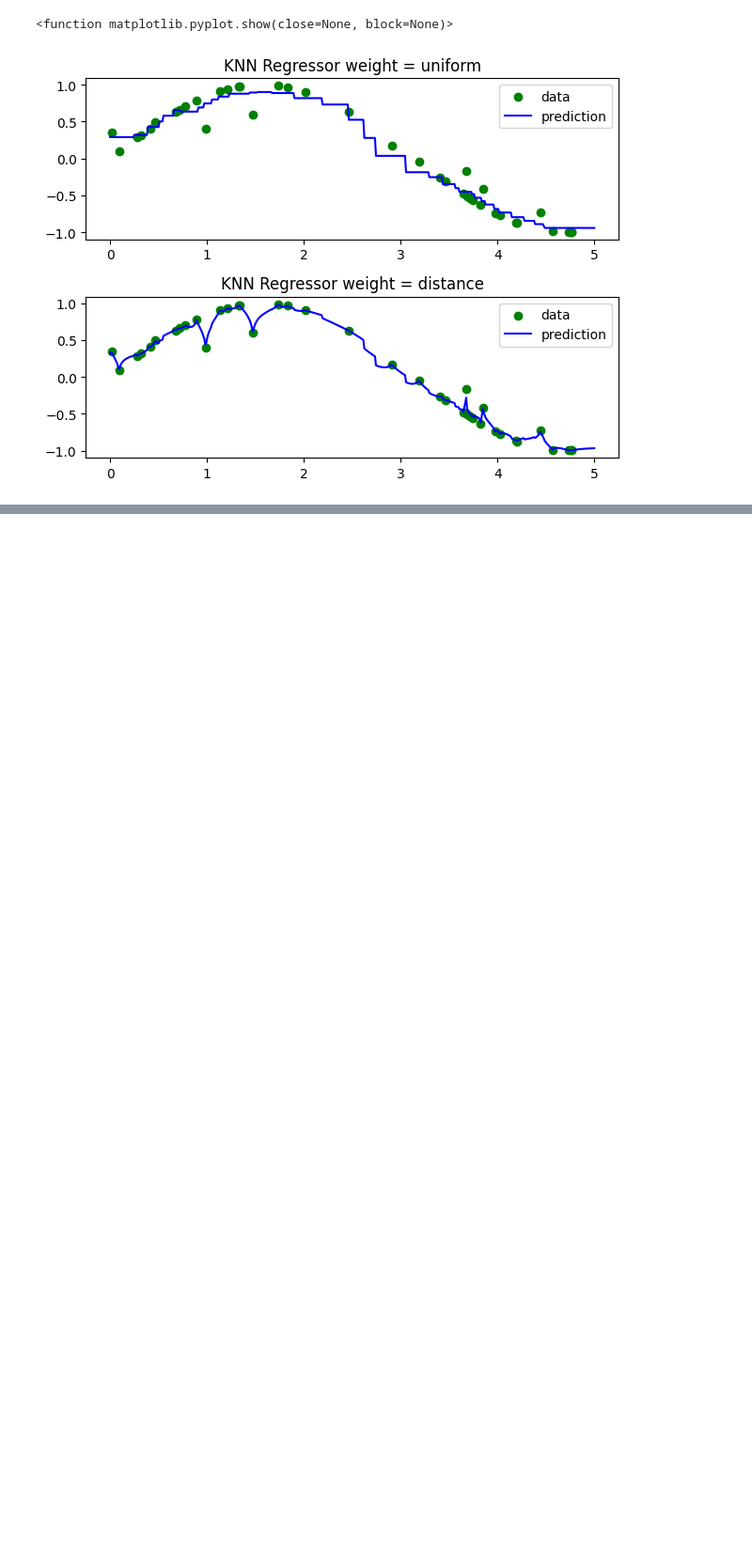
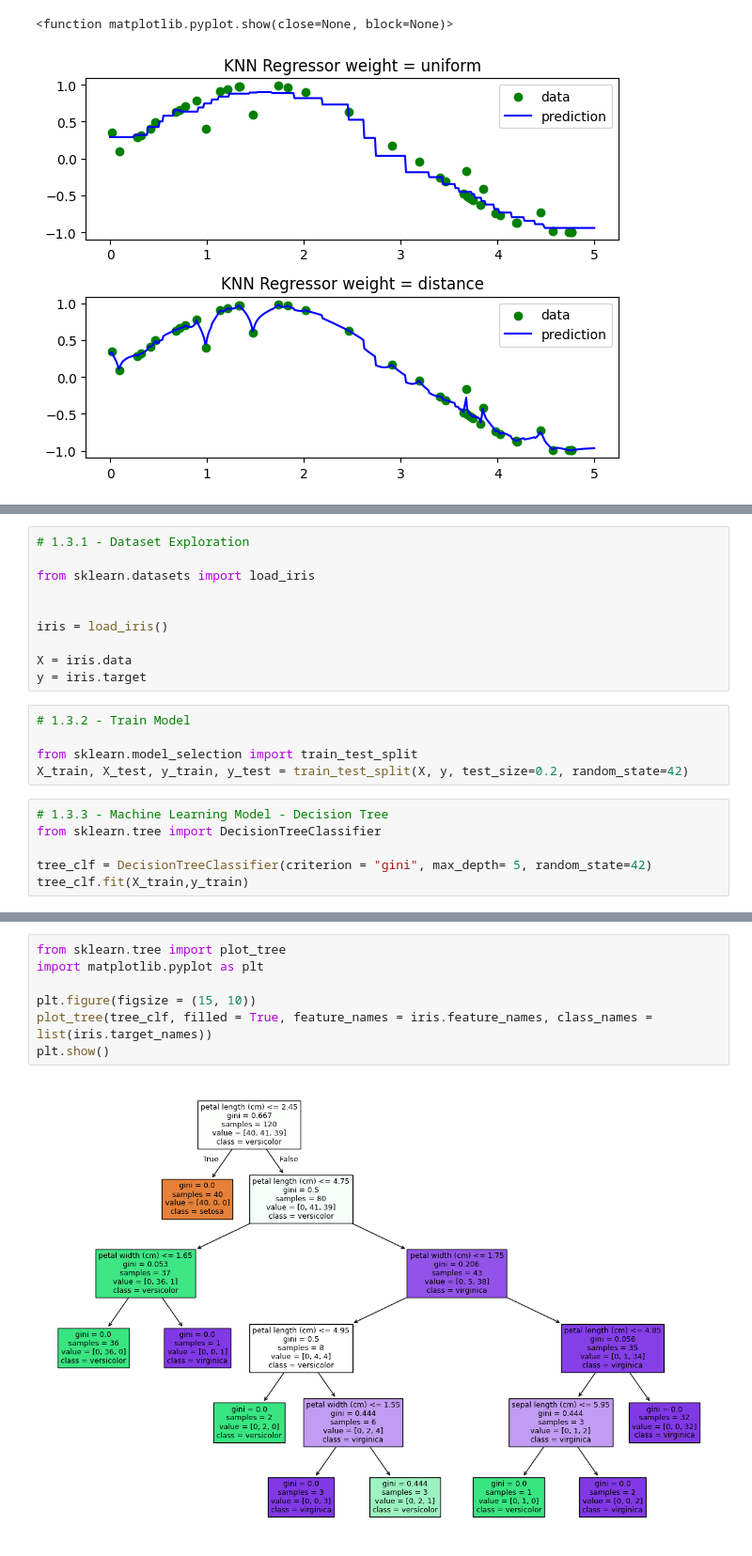
Before and after one commit to orhanaydinn/machineLearning, a Jupyter notebook: machineLearning_Techniques.ipynb, the cells around one changed output, grey strips where cells are left out. Shown: that part at 94% size. Drawn from its saved outputs; the diff is of its cells as text; blank space fills up the shorter version.

```diff
--- a/machineLearning_Techniques.ipynb
+++ b/machineLearning_Techniques.ipynb
@@ -199,0 +204,21 @@ plt.show
+# %%
+# 1.3.1 - Dataset Exploration
+
+from sklearn.datasets import load_iris
+
+
+iris = load_iris()
+
+X = iris.data
+y = iris.target
+# %%
+# 1.3.2 - Train Model
+
+from sklearn.model_selection import train_test_split
+X_train, X_test, y_train, y_test = train_test_split(X, y, test_size=0.2, random_state=42)
+# %%
+# 1.3.3 - Machine Learning Model - Decision Tree
+from sklearn.tree import DecisionTreeClassifier
+
+tree_clf = DecisionTreeClassifier(criterion = "gini", max_depth= 5, random_state=42)
+tree_clf.fit(X_train,y_train)
@@ -199,0 +246,9 @@ plt.show
+# %%
+from sklearn.tree import plot_tree
+import matplotlib.pyplot as plt
+
+plt.figure(figsize = (15, 10))
+plot_tree(tree_clf, filled = True, feature_names = iris.feature_names, class_names = list(iris.target_names))
+plt.show()
+# %% [output]
+[figure, added]
```
Also changed, not shown: parts of 35 cells of this notebook.
